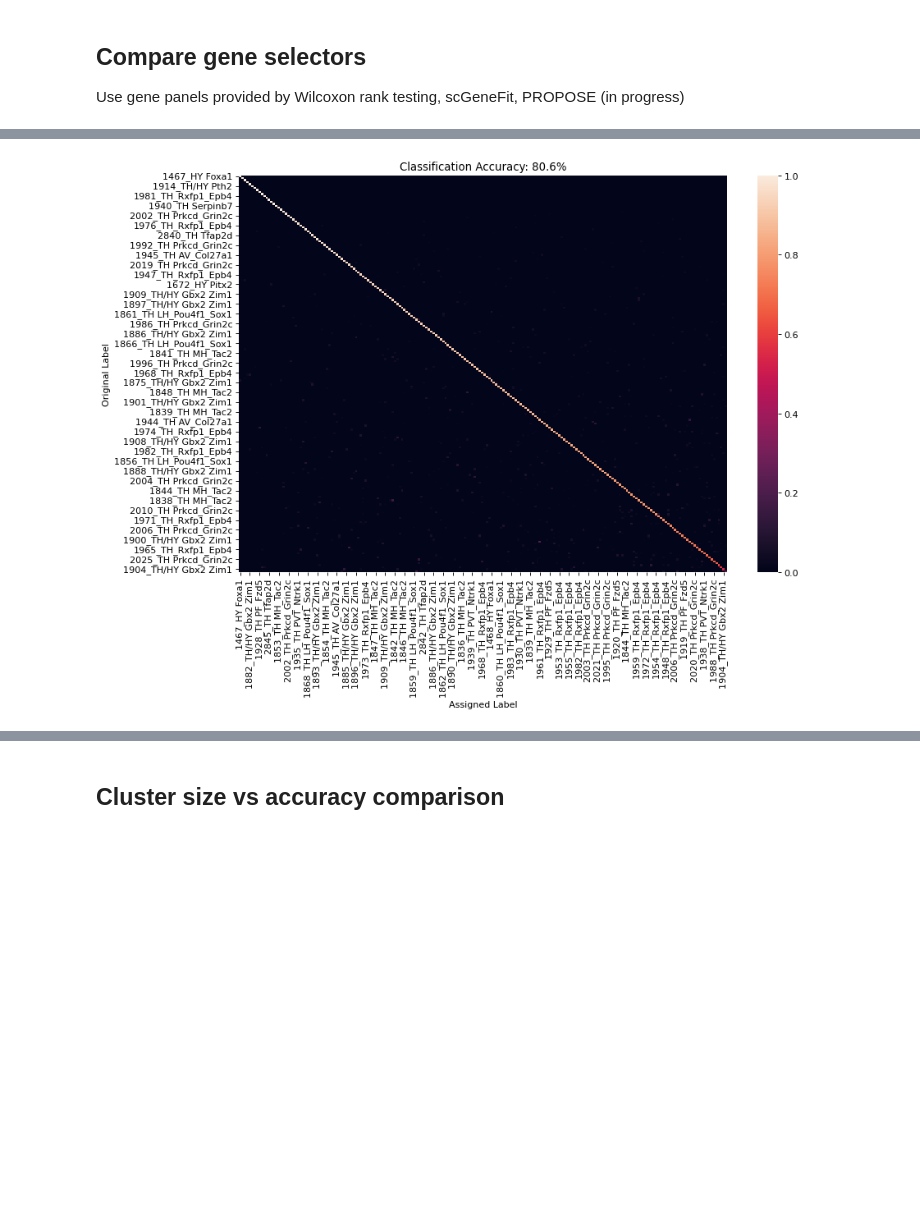
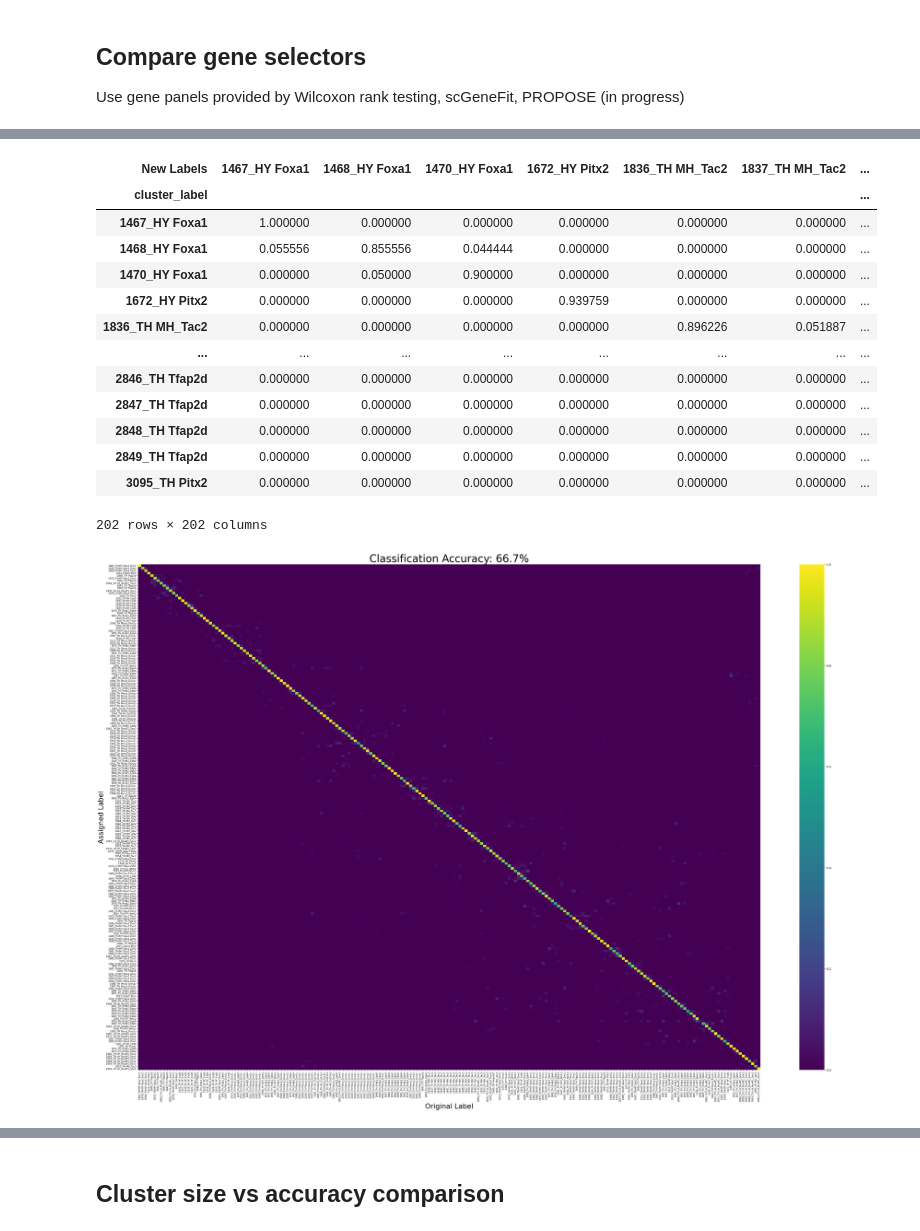
Before and after one commit to mathewsummers/Thalamus-scRNAseq, a Jupyter notebook: Code/Cluster Panel Benchmarking.ipynb, the cells around one changed output, grey strips where cells are left out. Saved outputs shown, nothing was run; the diff lists cells and outputs as text; code cells hidden in the pictures; blank space fills up the shorter version.

Commit message:
Added gene panel results
Created "results" folder w/ outputs of previous gene panel computations. Some development of Subclass and Cluster benchmarking

```diff
--- a/Code/Cluster Panel Benchmarking.ipynb
+++ b/Code/Cluster Panel Benchmarking.ipynb
@@ -51,14 +52,15 @@ def evalPanel(geneData,genePanel,cluster, showPlot = True):
     assignedCluster = nn.predict(projGenes)
     accuracy = nn.score(projGenes,cluster)
     # Plot confusion matrix if requested
+    plt.figure(figsize=(48, 32), dpi=80)
     if showPlot:
-        confMatrix = confusion_matrix(cluster,assignedCluster)
-        sortIndx = np.argsort(np.diagonal(-confMatrix)) # Sort clusters from highest to lowest accuracy
-        ax = sns.heatmap(confMatrix.iloc[sortIndx,sortIndx])
-        ax.set(title="Classification Accuracy: %1.1f%%" %round(accuracy*100,2))
-        ax.set(ylabel="Original Label")
-        ax.set(xlabel = "Assigned Label")
-        return accuracy, ax
+        ax = sns.heatmap(confMatrix, cmap = "viridis")
+        plt.xticks(np.linspace(0.5,201.5,202), pd.unique(cluster), fontsize = 8)
+        plt.yticks(np.linspace(0.5,201.5,202), pd.unique(cluster), fontsize = 8)
+        plt.title("Classification Accuracy: %1.1f%%" %round(accuracy*100,2),fontsize=36)
+        plt.xlabel("Original Label", fontsize = 24)
+        plt.ylabel("Assigned Label", fontsize = 24)
+        return accuracy, ax, confMatrix
     else:
         return accuracy
 # %%
@@ -127,6 +139,21 @@ plt.legend()
 # %%
 # Check how a particular gene panel does w/ confusion matrix
-plt.figure(figsize=(12, 8), dpi=80)
-evalPanel(gluData,gfPanel["2"],gluData.obs["cluster_label"],True);
+
+[a,b, c] = evalPanel(gluData,panelWilcoxon[1],gluData.obs["cluster_label"],True);
+c
 # %% [output]
+| New Labels | 1467_HY Foxa1 | 1468_HY Foxa1 | 1470_HY Foxa1 | 1672_HY Pitx2 | 1836_TH MH_Tac2 | 1837_TH MH_Tac2 | ... |
+| cluster_label |  |  |  |  |  |  | ... |
+| 1467_HY Foxa1 | 1.000000 | 0.000000 | 0.000000 | 0.000000 | 0.000000 | 0.000000 | ... |
+| 1468_HY Foxa1 | 0.055556 | 0.855556 | 0.044444 | 0.000000 | 0.000000 | 0.000000 | ... |
+| 1470_HY Foxa1 | 0.000000 | 0.050000 | 0.900000 | 0.000000 | 0.000000 | 0.000000 | ... |
+| 1672_HY Pitx2 | 0.000000 | 0.000000 | 0.000000 | 0.939759 | 0.000000 | 0.000000 | ... |
+| 1836_TH MH_Tac2 | 0.000000 | 0.000000 | 0.000000 | 0.000000 | 0.896226 | 0.051887 | ... |
+| ... | ... | ... | ... | ... | ... | ... | ... |
+| 2846_TH Tfap2d | 0.000000 | 0.000000 | 0.000000 | 0.000000 | 0.000000 | 0.000000 | ... |
+| 2847_TH Tfap2d | 0.000000 | 0.000000 | 0.000000 | 0.000000 | 0.000000 | 0.000000 | ... |
+| 2848_TH Tfap2d | 0.000000 | 0.000000 | 0.000000 | 0.000000 | 0.000000 | 0.000000 | ... |
+| 2849_TH Tfap2d | 0.000000 | 0.000000 | 0.000000 | 0.000000 | 0.000000 | 0.000000 | ... |
+| 3095_TH Pitx2 | 0.000000 | 0.000000 | 0.000000 | 0.000000 | 0.000000 | 0.000000 | ... |
+202 rows × 202 columns
-[figure, old version]
+[figure, new version]
```
Also changed, not shown: parts of 33 cells of this notebook, 12 other files.
